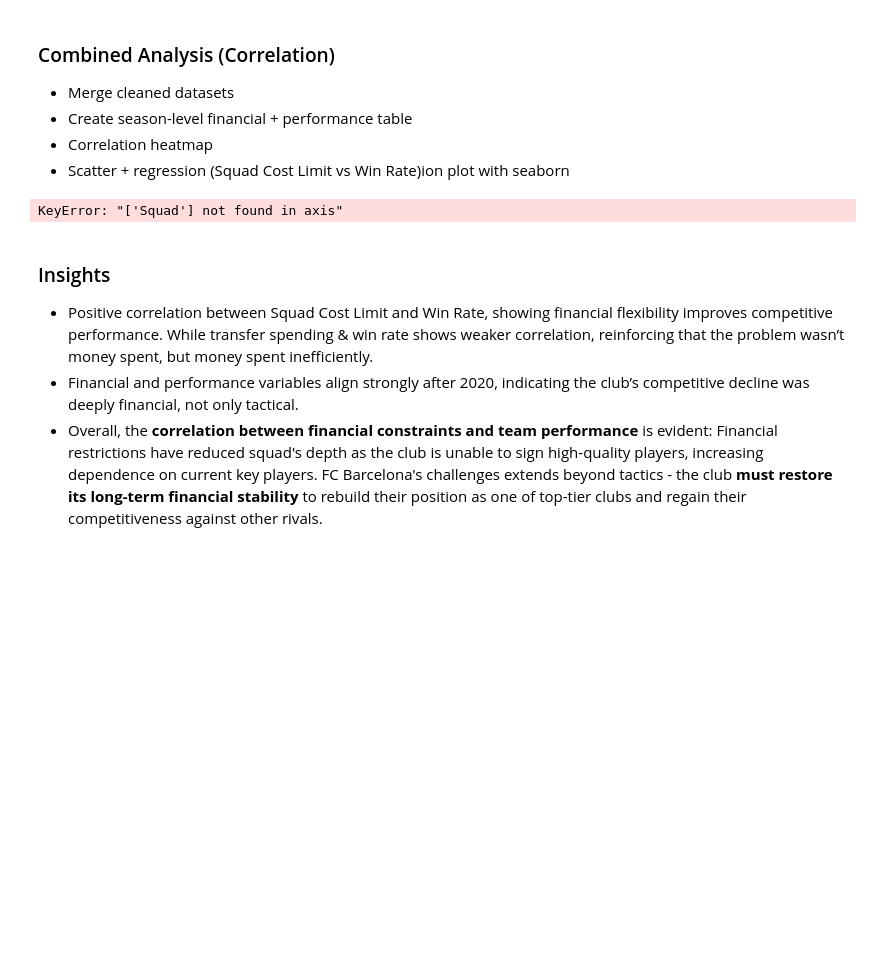
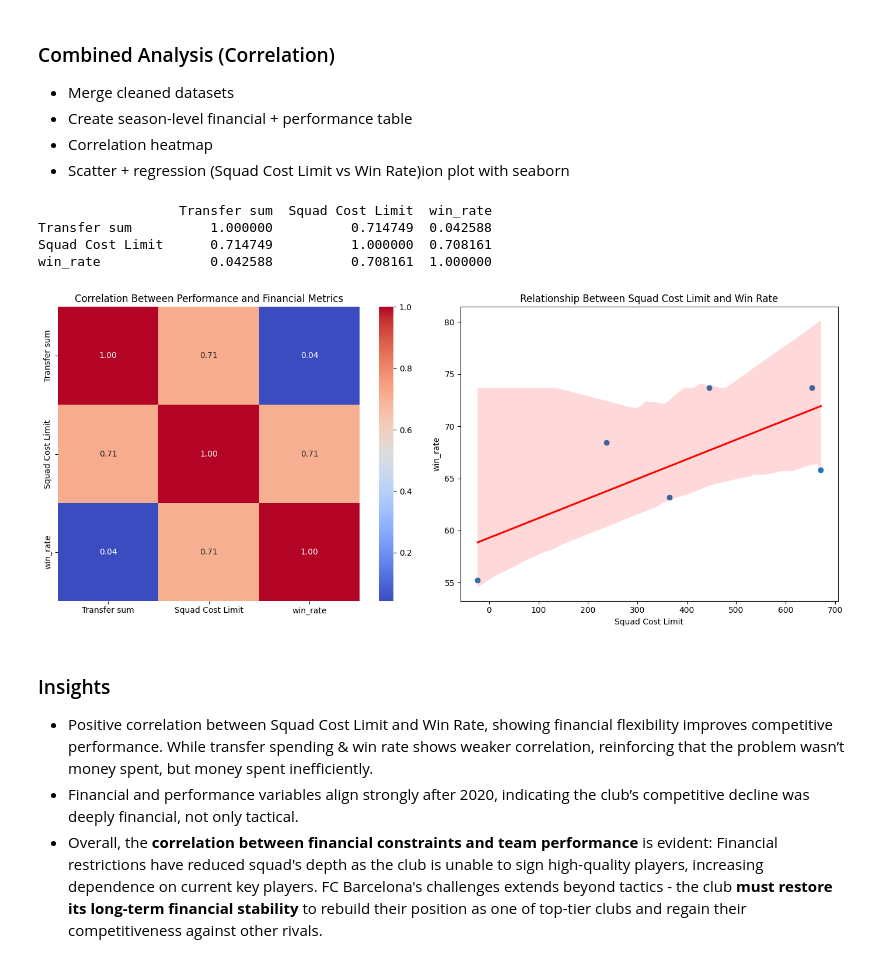
Before and after one commit to linhtran1003/fc-barcelona-performance-analysis, a Jupyter notebook: FCB_performance_analysis.ipynb, the cells around one changed output. Cells and saved outputs as stored; diff of their text form; code cells hidden in the pictures; blank space fills up the shorter version.

```diff
--- a/FCB_performance_analysis.ipynb
+++ b/FCB_performance_analysis.ipynb
@@ -371,41 +391,45 @@ plt.show()
 
 ## Prepare data
 merged_df_single = merged_df.drop_duplicates(subset='Season').reset_index(drop=True)
-merged_df_single.drop(['Squad', 'Domestic Comp', 'Ball Situation', 'GF', 'GA', 'xG', 'xGA'], axis=1, inplace=True)
+merged_df_single.drop(['Domestic Comp', 'Ball Situation', 'GF', 'GA', 'xG', 'xGA'], axis=1, inplace=True)
 merged_df_single['win_rate'] = (merged_df_single['Domestic W'] / merged_df_single['Domestic Match Played'] * 100).round(2)
 merged_df_single = merged_df_single.drop(list(range(0, 5))).reset_index(drop=True)
 
 ## FC Barcelona Squad Cost Limit
 fcb_df = df4[df4['Team'] == 'FC Barcelona'].copy()
 fcb_df['Season_std'] = fcb_df['Season'].str[:5]
 fcb_df.drop(['Season'], axis=1)
 fcb_df = (fcb_df.groupby('Season_std', as_index=False)[['Squad Cost Limit']] .mean())
 fcb_df.rename(columns={'Season_std' : 'Season'}, inplace=True)
 
-## Merge
+# Combine financial & performance metrics
 correlation = merged_df_single.merge(fcb_df, on='Season', how='left')
 summary = correlation.merge(df5, on='Season', how='left')
-summary
-## Correlation
+
+## Compute correlation
 numeric_cols = ['Transfer sum', 'Squad Cost Limit', 'win_rate' ]
 corr = summary[numeric_cols].corr()
 print(corr)
 
-## Visualization
+## Plot heatmap & scatter plot + reg plot
 fig, axes = plt.subplots(1, 2, figsize=(14,6))
 
 sns.heatmap(corr, annot=True, fmt=".2f", cmap='coolwarm', ax=axes[0])
 axes[0].set_title("Correlation Between Performance and Financial Metrics")
 
 ax = axes[1]
 sns.scatterplot(data=summary, x='Squad Cost Limit', y='win_rate', ax=ax, s=60)
 sns.regplot(data=summary, x='Squad Cost Limit', y='win_rate', ax=ax, scatter=False, color='red')
 ax.set_title("Relationship Between Squad Cost Limit and Win Rate")
 
 plt.tight_layout()
 plt.show()
 # %% [output]
-KeyError: "['Squad'] not found in axis"
+                  Transfer sum  Squad Cost Limit  win_rate
+Transfer sum          1.000000          0.714749  0.042588
+Squad Cost Limit      0.714749          1.000000  0.708161
+win_rate              0.042588          0.708161  1.000000
+[figure, added]
 # %% [markdown]
 ### Insights
 - Positive correlation between Squad Cost Limit and Win Rate, showing financial flexibility improves competitive performance. While transfer spending & win rate shows weaker correlation, reinforcing that the problem wasn’t money spent, but money spent inefficiently.
```
Also changed, not shown: parts of 6 cells of this notebook.
